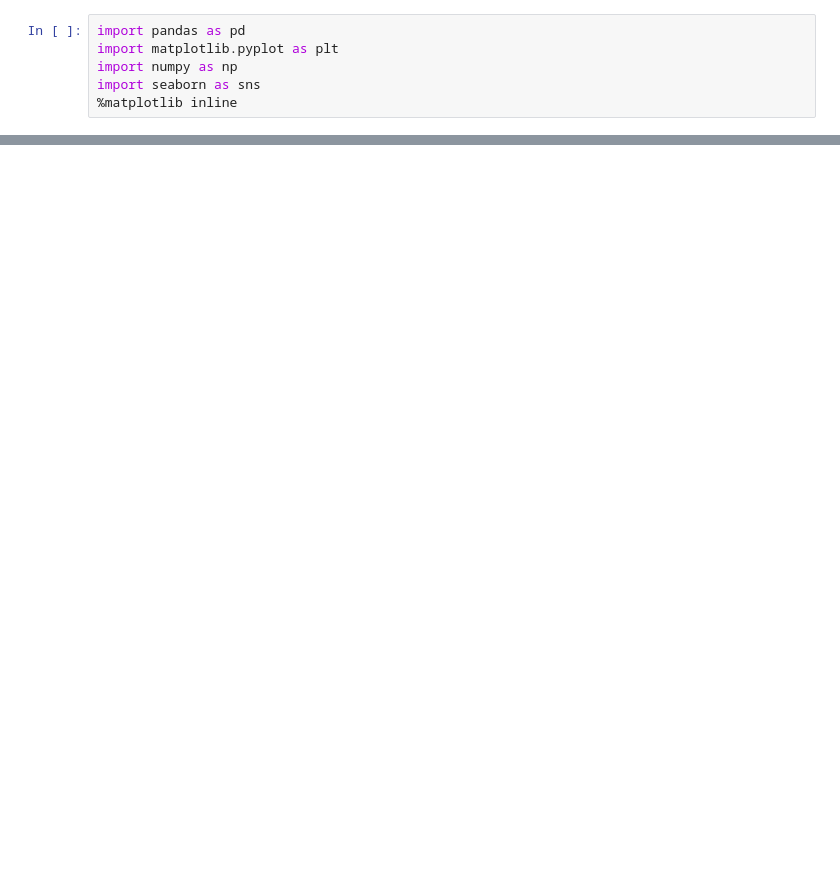
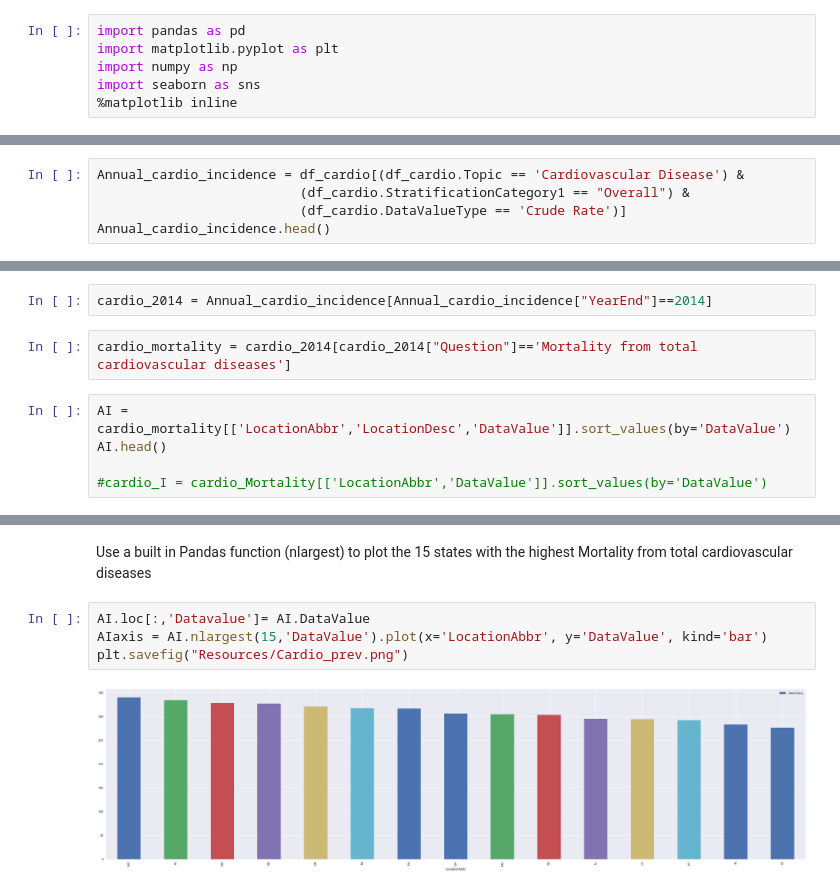
Before and after one commit to ByronIAllen/DataAnalysis_Project1, a Jupyter notebook: Chronic Disease.ipynb, the cells around one changed output, grey strips where cells are left out. Saved outputs shown, nothing was run; the diff lists cells and outputs as text; blank space fills up the shorter version.

```diff
--- a/Chronic Disease.ipynb
+++ b/Chronic Disease.ipynb
@@ -534,0 +140,5 @@ array(['Overall'], dtype=object)
+# %%
+Annual_cardio_incidence = df_cardio[(df_cardio.Topic == 'Cardiovascular Disease') &
+                          (df_cardio.StratificationCategory1 == "Overall") &
+                          (df_cardio.DataValueType == 'Crude Rate')]
+Annual_cardio_incidence.head()
@@ -534,0 +152,9 @@ array(['Overall'], dtype=object)
+# %%
+cardio_2014 = Annual_cardio_incidence[Annual_cardio_incidence["YearEnd"]==2014]
+# %%
+cardio_mortality = cardio_2014[cardio_2014["Question"]=='Mortality from total cardiovascular diseases']
+# %%
+AI = cardio_mortality[['LocationAbbr','LocationDesc','DataValue']].sort_values(by='DataValue')
+AI.head()
+
+#cardio_I = cardio_Mortality[['LocationAbbr','DataValue']].sort_values(by='DataValue')
@@ -534,0 +168,8 @@ array(['Overall'], dtype=object)
+# %% [markdown]
+Use a built in Pandas function (nlargest) to plot the 15 states with the highest Mortality from total cardiovascular diseases
+# %%
+AI.loc[:,'Datavalue']= AI.DataValue
+AIaxis = AI.nlargest(15,'DataValue').plot(x='LocationAbbr', y='DataValue', kind='bar')
+plt.savefig("Resources/Cardio_prev.png")
+# %% [output]
+[figure, added]
```
Also changed, not shown: parts of 71 cells of this notebook, 8 other files.
